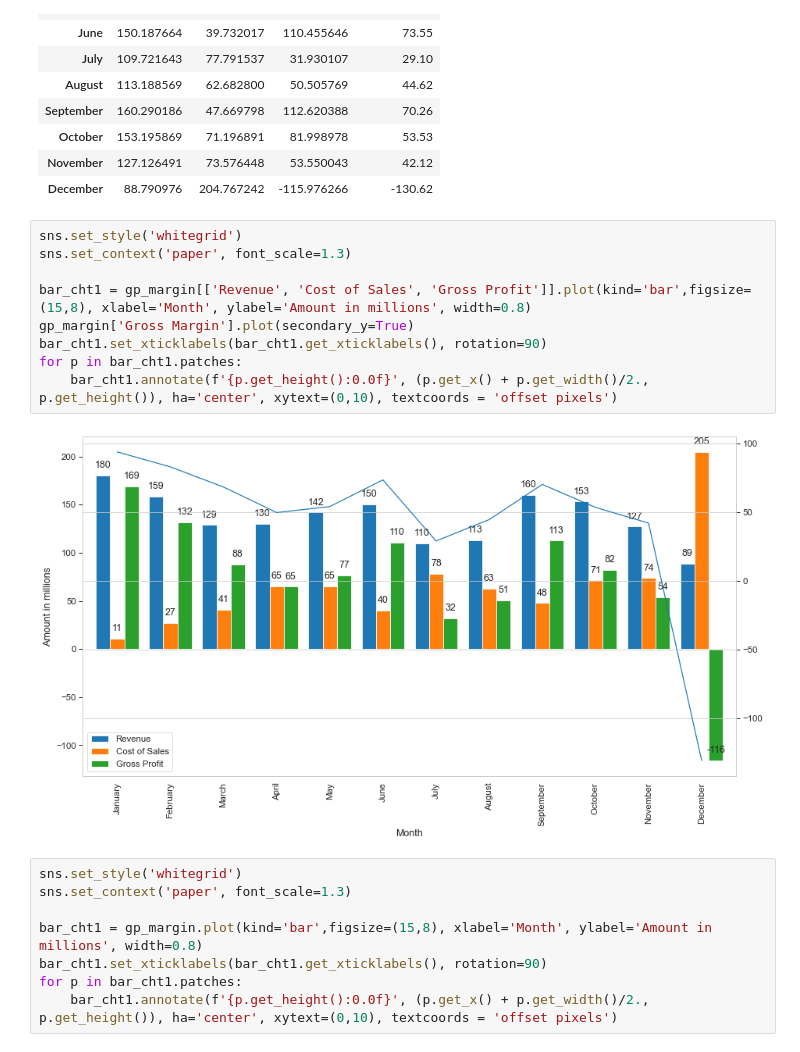
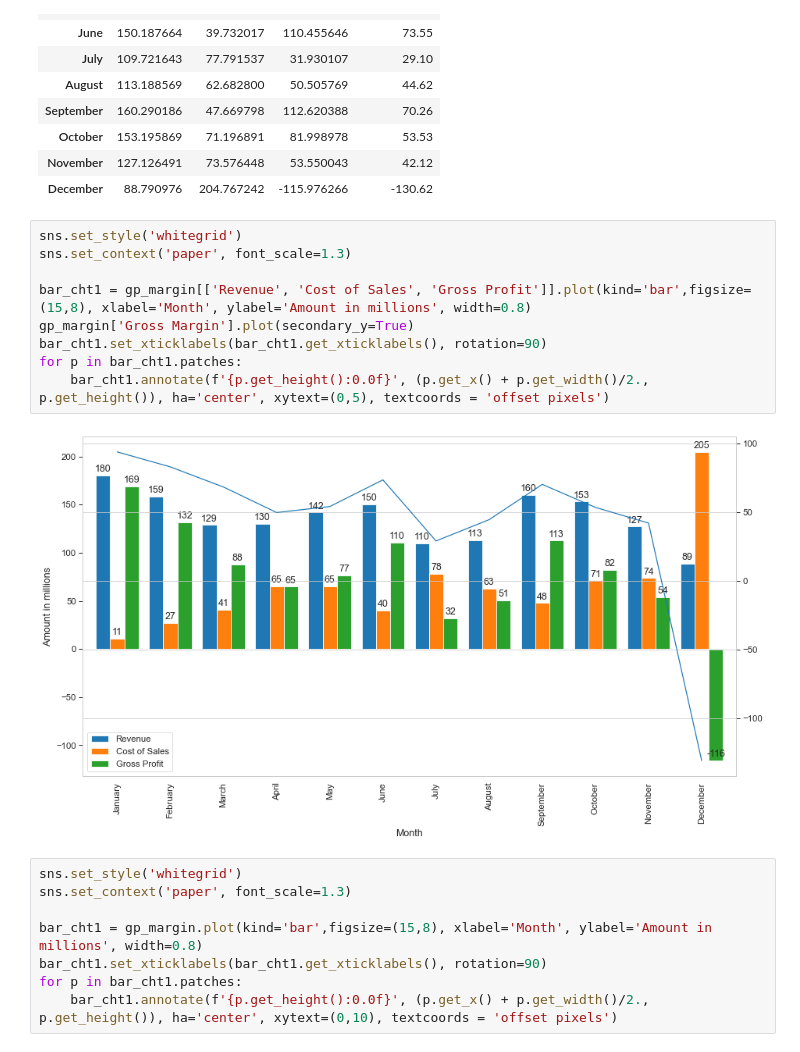
Before and after one commit to nkwachiabel/gross-profit-analysis, a Jupyter notebook: Gross profit analysis.ipynb, the cells around one changed output. Cells and saved outputs as stored; diff of their text form.

```diff
--- a/Gross profit analysis.ipynb
+++ b/Gross profit analysis.ipynb
@@ -175,14 +174,14 @@ gp_margin
 # %%
 sns.set_style('whitegrid')
 sns.set_context('paper', font_scale=1.3)
 
 bar_cht1 = gp_margin[['Revenue', 'Cost of Sales', 'Gross Profit']].plot(kind='bar',figsize=(15,8), xlabel='Month', ylabel='Amount in millions', width=0.8)
 gp_margin['Gross Margin'].plot(secondary_y=True)
 bar_cht1.set_xticklabels(bar_cht1.get_xticklabels(), rotation=90)
 for p in bar_cht1.patches:
-    bar_cht1.annotate(f'{p.get_height():0.0f}', (p.get_x() + p.get_width()/2., p.get_height()), ha='center', xytext=(0,10), textcoords = 'offset pixels')
+    bar_cht1.annotate(f'{p.get_height():0.0f}', (p.get_x() + p.get_width()/2., p.get_height()), ha='center', xytext=(0,5), textcoords = 'offset pixels')
 # %% [output]
-[figure, old version]
+[figure, new version]
 # %%
 sns.set_style('whitegrid')
 sns.set_context('paper', font_scale=1.3)
```
Also changed, not shown: parts of 1 cell of this notebook.
